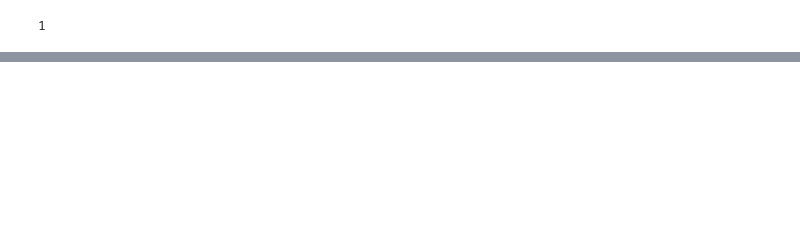
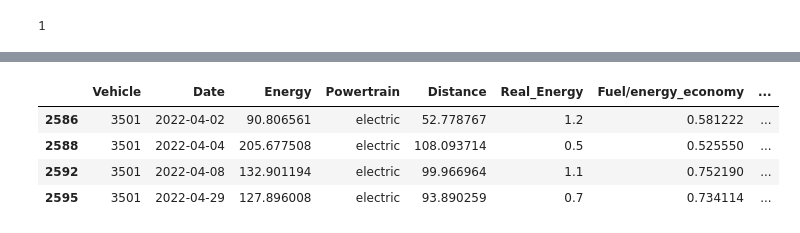
Before and after one commit to narslab/transit-electrification-futures, a Jupyter notebook: bin/jupyter/integerate-data-calibration.ipynb, the cells around one changed output, grey strips where cells are left out. Cells and saved outputs as stored; diff of their text form; code cells hidden in the pictures; blank space fills up the shorter version.

```diff
--- a/bin/jupyter/integerate-data-calibration.ipynb
+++ b/bin/jupyter/integerate-data-calibration.ipynb
@@ -501,0 +482,8 @@ Notes:
+# %%
+df_integrated[df_integrated['Vehicle']==3501]
+# %% [output]
+|  | Vehicle | Date | Energy | Powertrain | Distance | Real_Energy | Fuel/energy_economy | ... |
+| 2586 | 3501 | 2022-04-02 | 90.806561 | electric | 52.778767 | 1.2 | 0.581222 | ... |
+| 2588 | 3501 | 2022-04-04 | 205.677508 | electric | 108.093714 | 0.5 | 0.525550 | ... |
+| 2592 | 3501 | 2022-04-08 | 132.901194 | electric | 99.966964 | 1.1 | 0.752190 | ... |
+| 2595 | 3501 | 2022-04-29 | 127.896008 | electric | 93.890259 | 0.7 | 0.734114 | ... |
```
Also changed, not shown: parts of 48 cells of this notebook, 34 other files.
